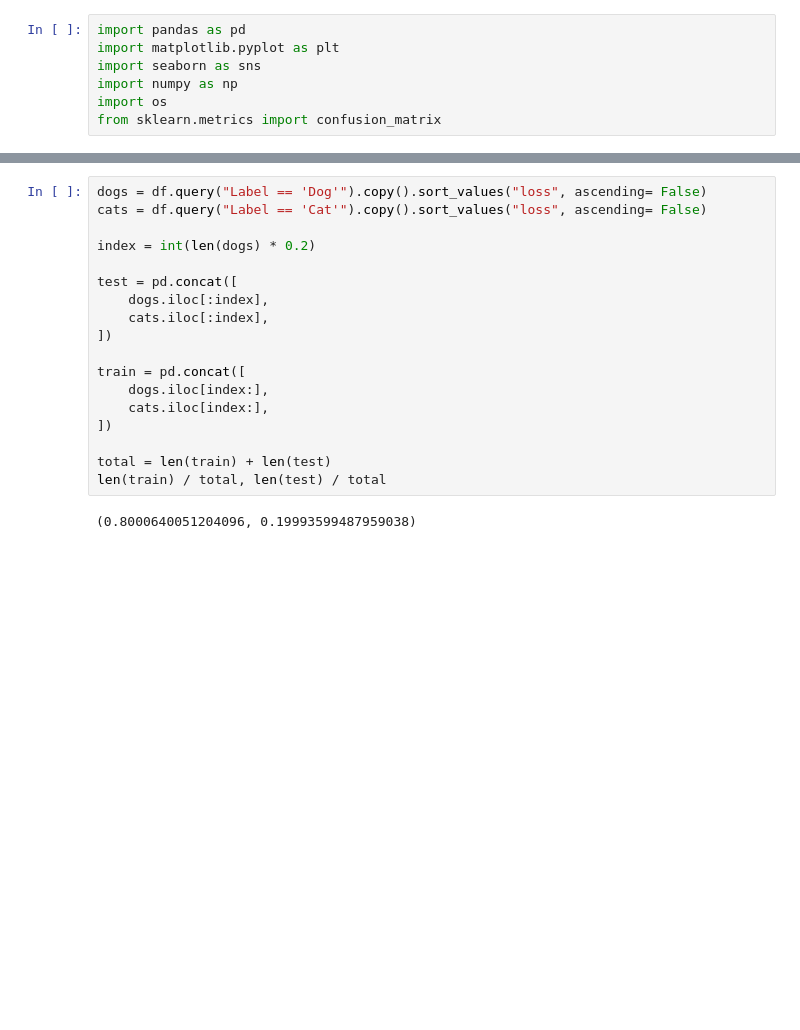
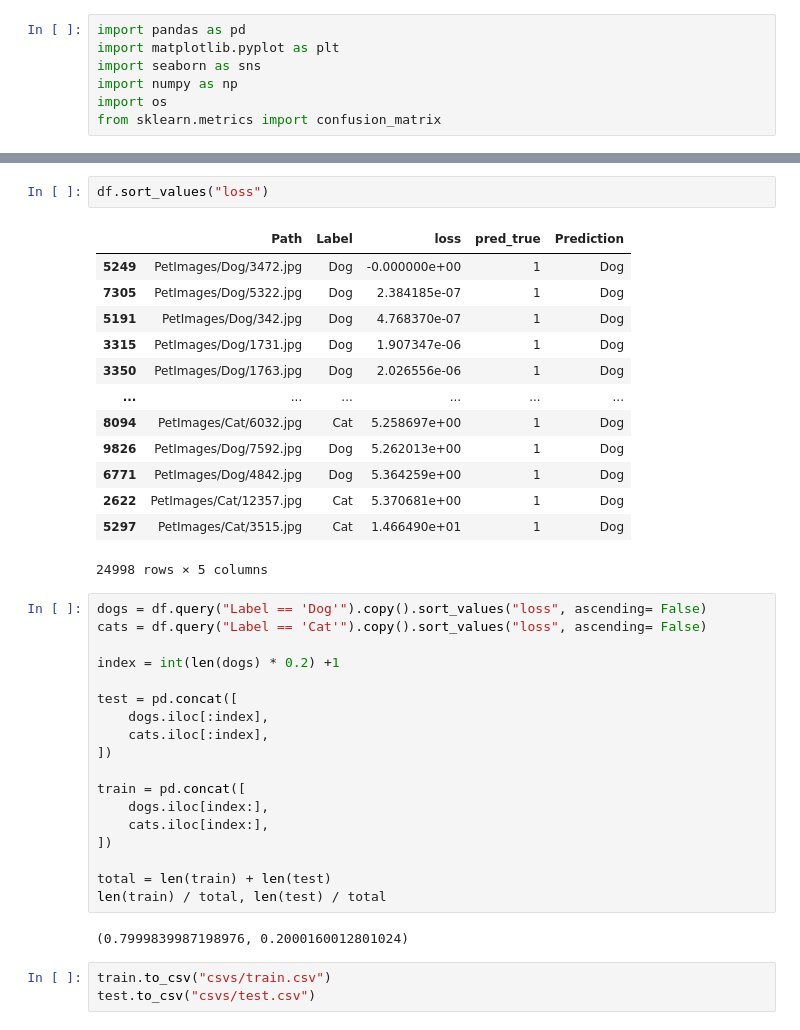
Before and after one commit to MockaWolke/featout_hackathon, a Jupyter notebook: analize_worst.ipynb, the cells around one changed output, grey strips where cells are left out. Saved outputs shown, nothing was run; the diff lists cells and outputs as text; blank space fills up the shorter version.

```diff
--- a/analize_worst.ipynb
+++ b/analize_worst.ipynb
@@ -53,8 +76,24 @@ plt.show()
+# %%
+df.sort_values("loss")
+# %% [output]
+|  | Path | Label | loss | pred_true | Prediction |
+| 5249 | PetImages/Dog/3472.jpg | Dog | -0.000000e+00 | 1 | Dog |
+| 7305 | PetImages/Dog/5322.jpg | Dog | 2.384185e-07 | 1 | Dog |
+| 5191 | PetImages/Dog/342.jpg | Dog | 4.768370e-07 | 1 | Dog |
+| 3315 | PetImages/Dog/1731.jpg | Dog | 1.907347e-06 | 1 | Dog |
+| 3350 | PetImages/Dog/1763.jpg | Dog | 2.026556e-06 | 1 | Dog |
+| ... | ... | ... | ... | ... | ... |
+| 8094 | PetImages/Cat/6032.jpg | Cat | 5.258697e+00 | 1 | Dog |
+| 9826 | PetImages/Dog/7592.jpg | Dog | 5.262013e+00 | 1 | Dog |
+| 6771 | PetImages/Dog/4842.jpg | Dog | 5.364259e+00 | 1 | Dog |
+| 2622 | PetImages/Cat/12357.jpg | Cat | 5.370681e+00 | 1 | Dog |
+| 5297 | PetImages/Cat/3515.jpg | Cat | 1.466490e+01 | 1 | Dog |
+24998 rows × 5 columns
 # %%
 dogs = df.query("Label == 'Dog'").copy().sort_values("loss", ascending= False)
 cats = df.query("Label == 'Cat'").copy().sort_values("loss", ascending= False)
 
-index = int(len(dogs) * 0.2)
+index = int(len(dogs) * 0.2) +1
 
 test = pd.concat([
     dogs.iloc[:index],
@@ -69,4 +108,7 @@ train = pd.concat([
 total = len(train) + len(test)
 len(train) / total, len(test) / total
 # %% [output]
-(0.8000640051204096, 0.19993599487959038)
+(0.7999839987198976, 0.2000160012801024)
+# %%
+train.to_csv("csvs/train.csv")
+test.to_csv("csvs/test.csv")
```
Also changed, not shown: parts of 5 cells of this notebook, 7 other files.
